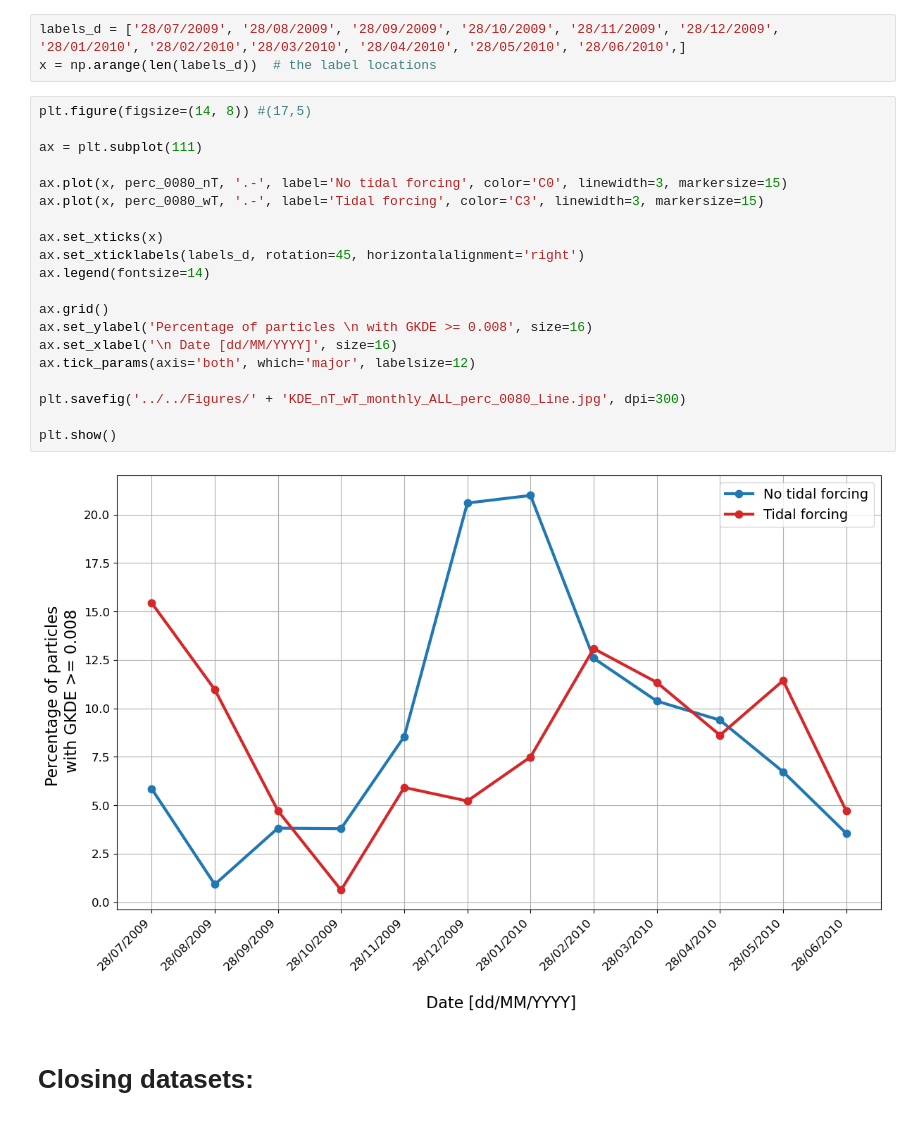
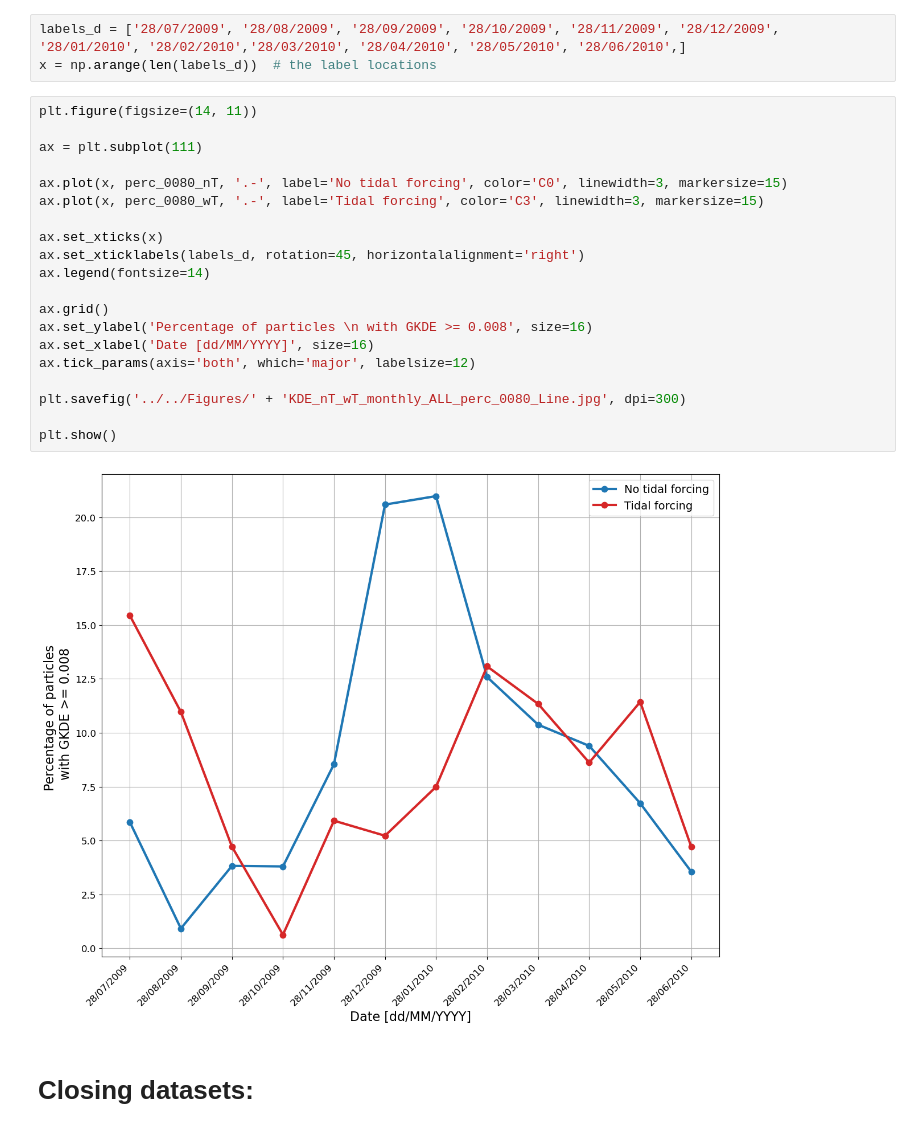
Before and after one commit to Parcels-code/Azores_TidalForcing, a Jupyter notebook: Code/Plotting/fig_03_04.ipynb, the cells around one changed output. Saved outputs shown, nothing was run; the diff lists cells and outputs as text.

```diff
--- a/Code/Plotting/fig_03_04.ipynb
+++ b/Code/Plotting/fig_03_04.ipynb
@@ -422,27 +422,27 @@ perc_0080_nT
 labels_d = ['28/07/2009', '28/08/2009', '28/09/2009', '28/10/2009', '28/11/2009', '28/12/2009', '28/01/2010', '28/02/2010','28/03/2010', '28/04/2010', '28/05/2010', '28/06/2010',]
 x = np.arange(len(labels_d))  # the label locations
 # %%
-plt.figure(figsize=(14, 8)) #(17,5)
+plt.figure(figsize=(14, 11))
 
 ax = plt.subplot(111)
 
 ax.plot(x, perc_0080_nT, '.-', label='No tidal forcing', color='C0', linewidth=3, markersize=15)
 ax.plot(x, perc_0080_wT, '.-', label='Tidal forcing', color='C3', linewidth=3, markersize=15)
 
 ax.set_xticks(x)
 ax.set_xticklabels(labels_d, rotation=45, horizontalalignment='right')
 ax.legend(fontsize=14)
 
 ax.grid()
 ax.set_ylabel('Percentage of particles \n with GKDE >= 0.008', size=16)
-ax.set_xlabel('\n Date [dd/MM/YYYY]', size=16)
+ax.set_xlabel('Date [dd/MM/YYYY]', size=16)
 ax.tick_params(axis='both', which='major', labelsize=12)
 
 plt.savefig('../../Figures/' + 'KDE_nT_wT_monthly_ALL_perc_0080_Line.jpg', dpi=300)
 
 plt.show()
 # %% [output]
-[figure, old version]
+[figure, new version]
 # %% [markdown]
 # Closing datasets:
 # %%
```
Also changed, not shown: parts of 1 cell of this notebook, 1 other file.
